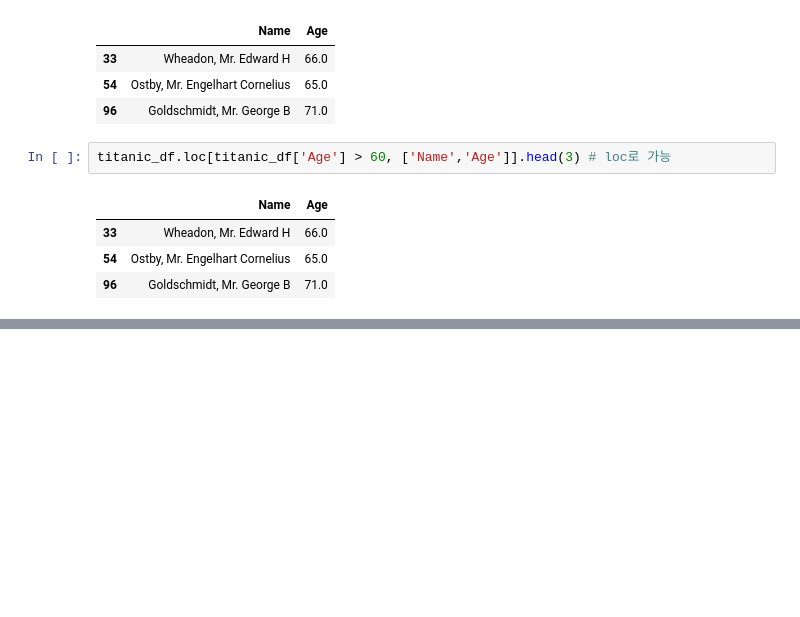
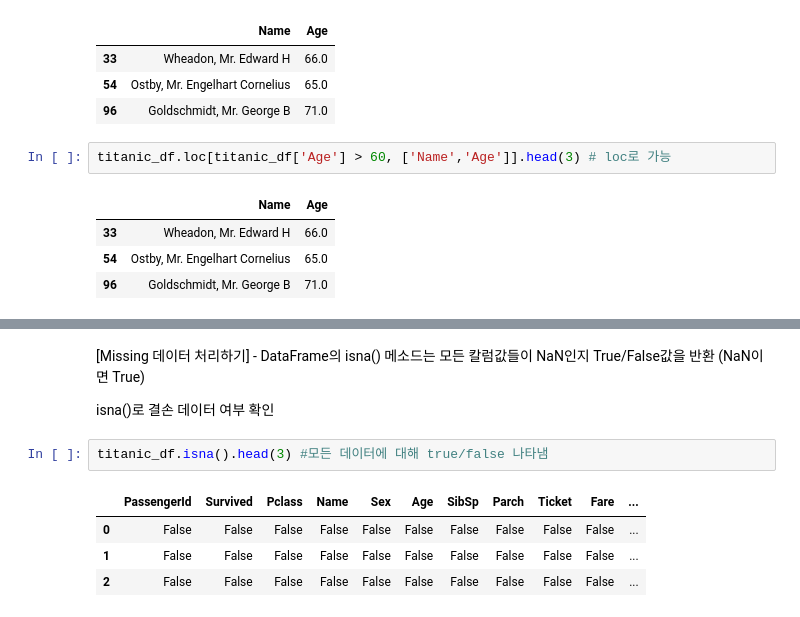
Before and after one commit to Graceyong1020/Learn-MachineLearning, a Jupyter notebook: ch1/Datahandling - Pandas.ipynb, the cells around one changed output, grey strips where cells are left out. Saved outputs shown, nothing was run; the diff lists cells and outputs as text; blank space fills up the shorter version.

```diff
--- a/ch1/Datahandling - Pandas.ipynb
+++ b/ch1/Datahandling - Pandas.ipynb
@@ -819,0 +980,11 @@ titanic_df[ cond1 & cond2 & cond3]
+# %% [markdown]
+[Missing 데이터 처리하기] - DataFrame의 isna() 메소드는 모든 칼럼값들이 NaN인지 True/False값을 반환 (NaN이면 True)
+
+isna()로 결손 데이터 여부 확인
+# %%
+titanic_df.isna().head(3) #모든 데이터에 대해 true/false 나타냄
+# %% [output]
+|  | PassengerId | Survived | Pclass | Name | Sex | Age | SibSp | Parch | Ticket | Fare | ... |
+| 0 | False | False | False | False | False | False | False | False | False | False | ... |
+| 1 | False | False | False | False | False | False | False | False | False | False | ... |
+| 2 | False | False | False | False | False | False | False | False | False | False | ... |
```
Also changed, not shown: parts of 49 cells of this notebook.
